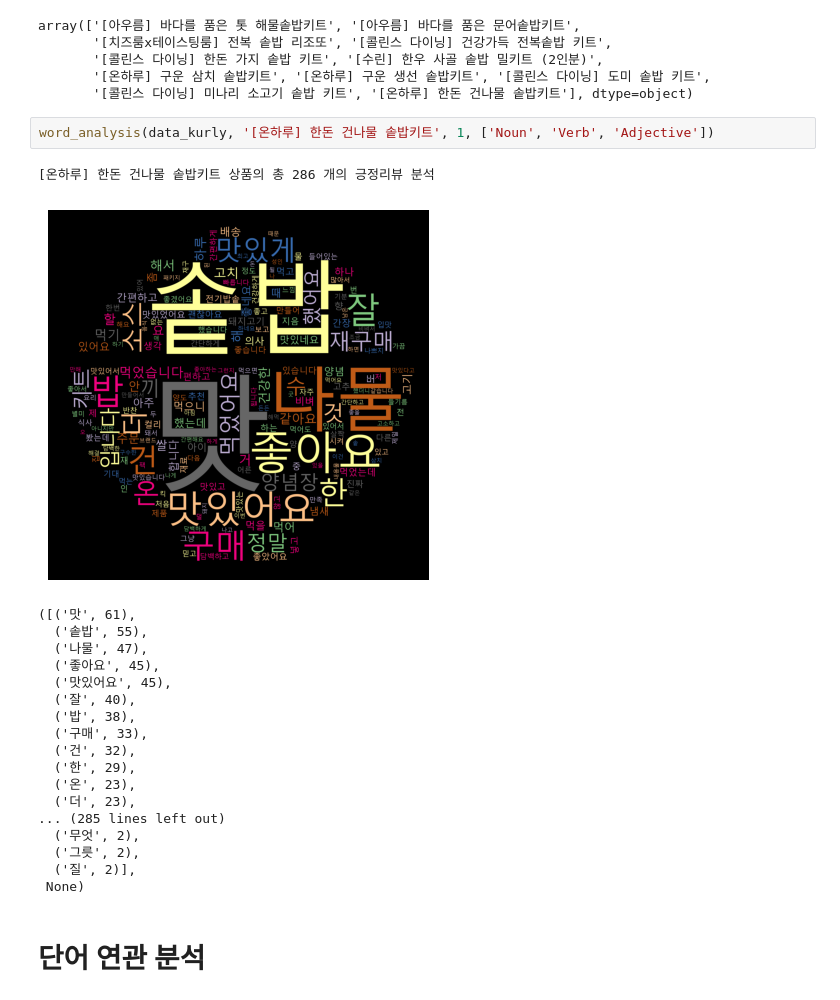
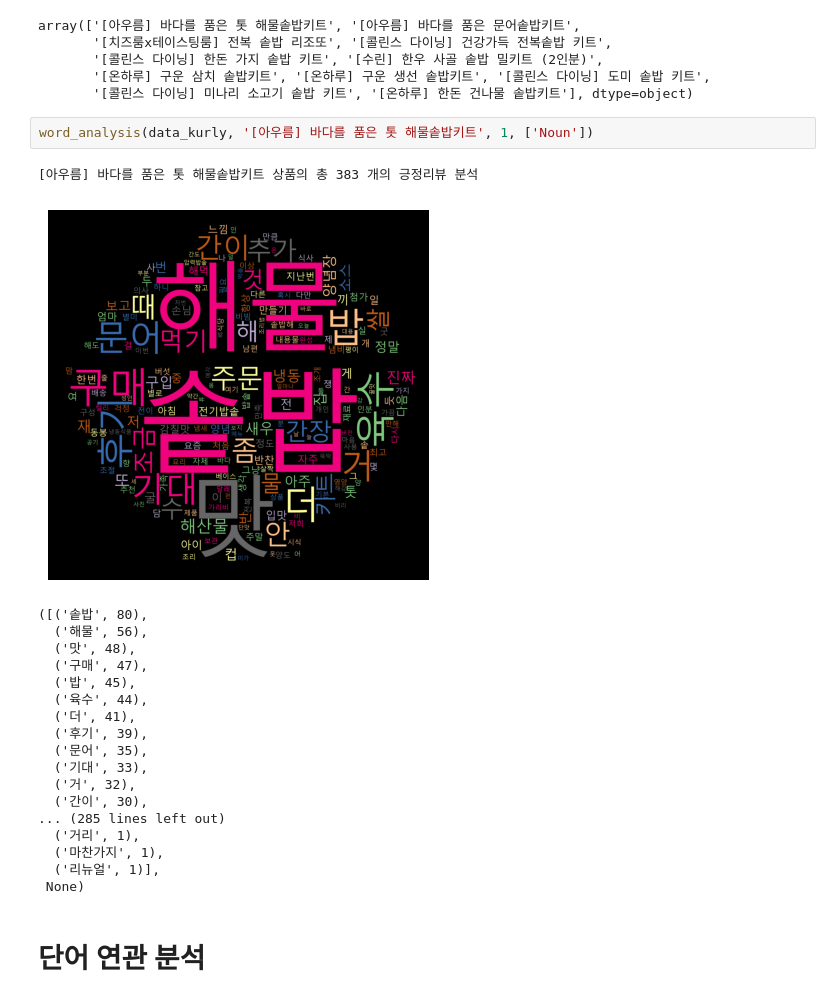
Before and after one commit to eatthecompanyxasac/doeat2023, a Jupyter notebook: KYJ/analysis_kkinikit.ipynb, the cells around one changed output. Drawn from its saved outputs; the diff is of its cells as text.

```diff
--- a/KYJ/analysis_kkinikit.ipynb
+++ b/KYJ/analysis_kkinikit.ipynb
@@ -210,28 +194,28 @@ array(['[아우름] 바다를 품은 톳 해물솥밥키트', '[아우름] 바
        '[콜린스 다이닝] 한돈 가지 솥밥 키트', '[수린] 한우 사골 솥밥 밀키트 (2인분)',
        '[온하루] 구운 삼치 솥밥키트', '[온하루] 구운 생선 솥밥키트', '[콜린스 다이닝] 도미 솥밥 키트',
        '[콜린스 다이닝] 미나리 소고기 솥밥 키트', '[온하루] 한돈 건나물 솥밥키트'], dtype=object)
-# %%
-word_analysis(data_kurly, '[온하루] 한돈 건나물 솥밥키트', 1, ['Noun', 'Verb', 'Adjective'])
-# %% [output]
-[온하루] 한돈 건나물 솥밥키트 상품의 총 286 개의 긍정리뷰 분석
-[figure, removed]
-([('맛', 61),
-  ('솥밥', 55),
-  ('나물', 47),
-  ('좋아요', 45),
-  ('맛있어요', 45),
-  ('잘', 40),
-  ('밥', 38),
-  ('구매', 33),
-  ('건', 32),
-  ('한', 29),
-  ('온', 23),
-  ('더', 23),
-... (285 lines left out)
-  ('무엇', 2),
-  ('그릇', 2),
-  ('질', 2)],
- None)
+# %%
+word_analysis(data_kurly, '[아우름] 바다를 품은 톳 해물솥밥키트', 1, ['Noun'])
+# %% [output]
+[아우름] 바다를 품은 톳 해물솥밥키트 상품의 총 383 개의 긍정리뷰 분석
+[figure, added]
+([('솥밥', 80),
+  ('해물', 56),
+  ('맛', 48),
+  ('구매', 47),
+  ('밥', 45),
+  ('육수', 44),
+  ('더', 41),
+  ('후기', 39),
+  ('문어', 35),
+  ('기대', 33),
+  ('거', 32),
+  ('간이', 30),
+... (285 lines left out)
+  ('거리', 1),
+  ('마찬가지', 1),
+  ('리뉴얼', 1)],
+ None)
 # %% [markdown]
 # 단어 연관 분석
 # %%
```
Also changed, not shown: parts of 17 cells of this notebook.
